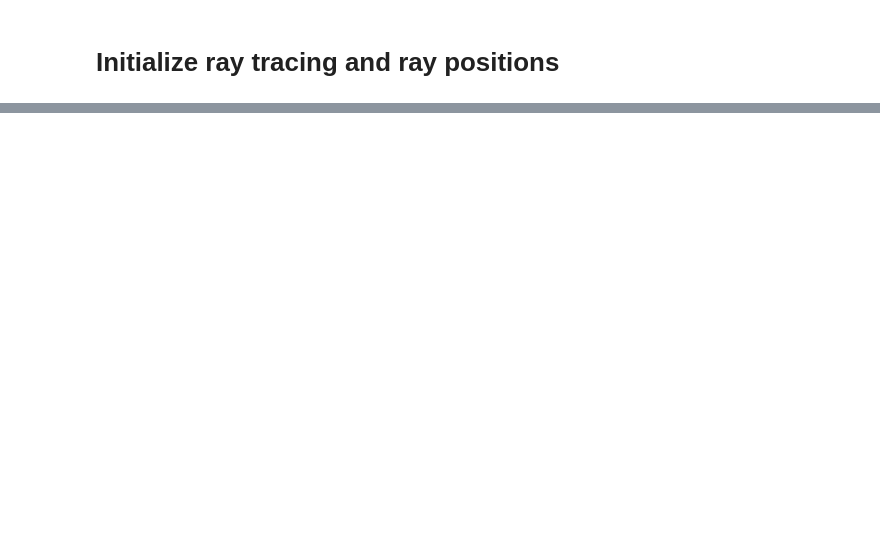
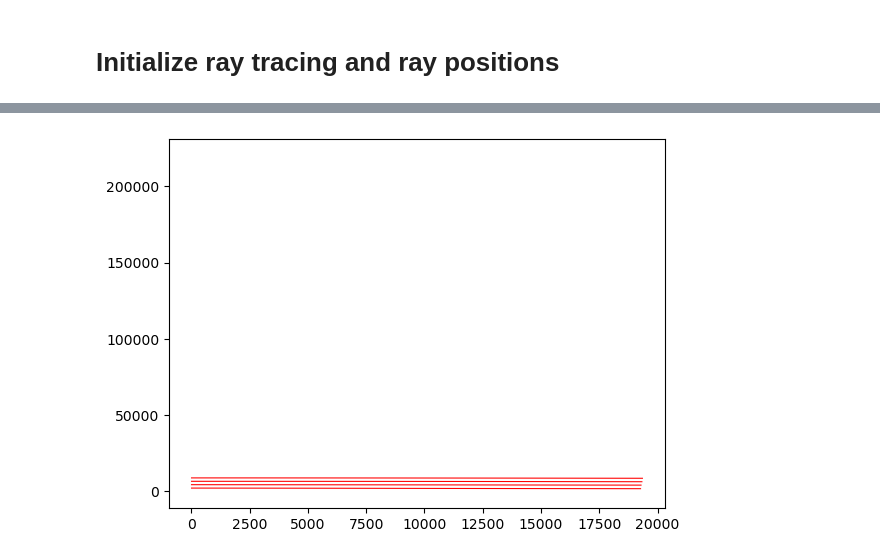
Before and after one commit to mines-oceanography/mantaray, a Jupyter notebook: notebooks/krieger-demo/wave_height_validation.ipynb, the cells around one changed output, grey strips where cells are left out. Drawn from its saved outputs; the diff is of its cells as text; code cells hidden in the pictures; blank space fills up the shorter version.

```diff
--- a/notebooks/krieger-demo/wave_height_validation.ipynb
+++ b/notebooks/krieger-demo/wave_height_validation.ipynb
@@ -210,0 +180,6 @@ plt.colorbar(cs)
+# %%
+for i in range(bundle.ray.size):
+    ray = bundle.isel(ray=i)
+    plt.plot(ray.x, ray.y, 'red', lw=.78)
+# %% [output]
+[figure, added]
```
Also changed, not shown: parts of 12 cells of this notebook, 2 other files.
